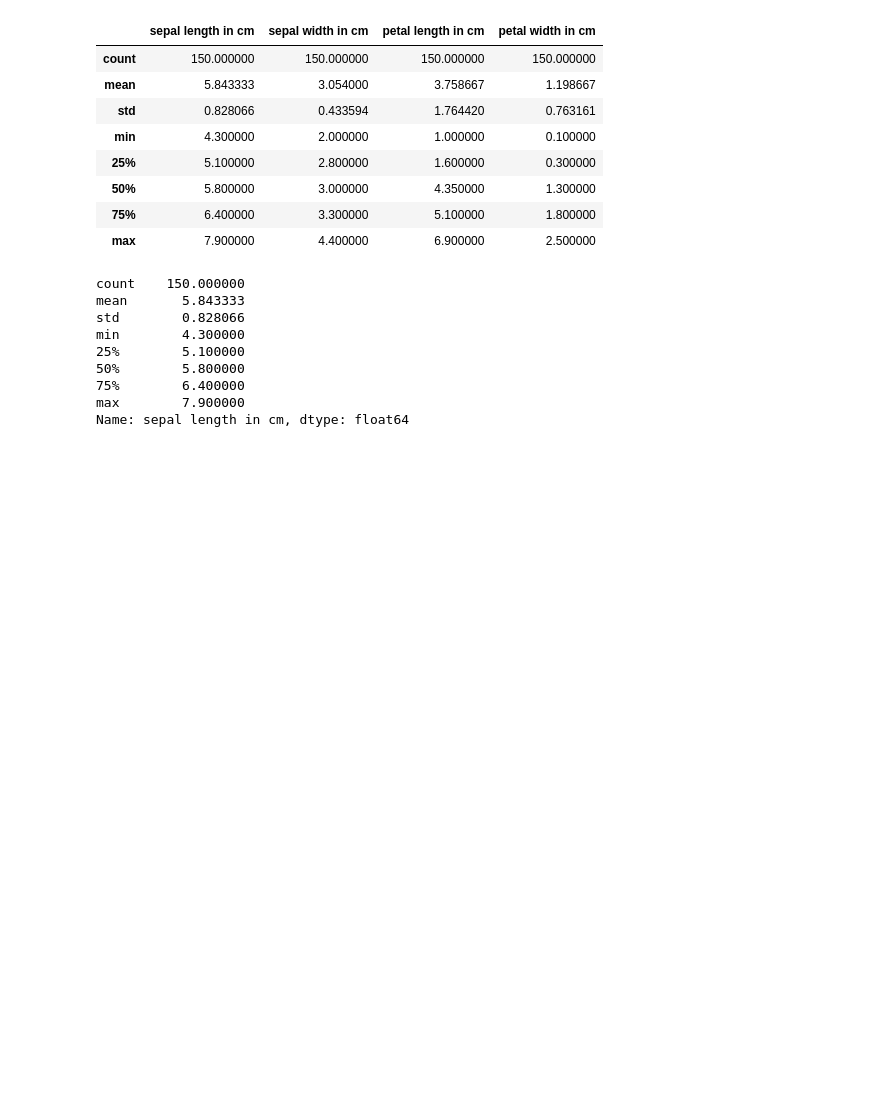
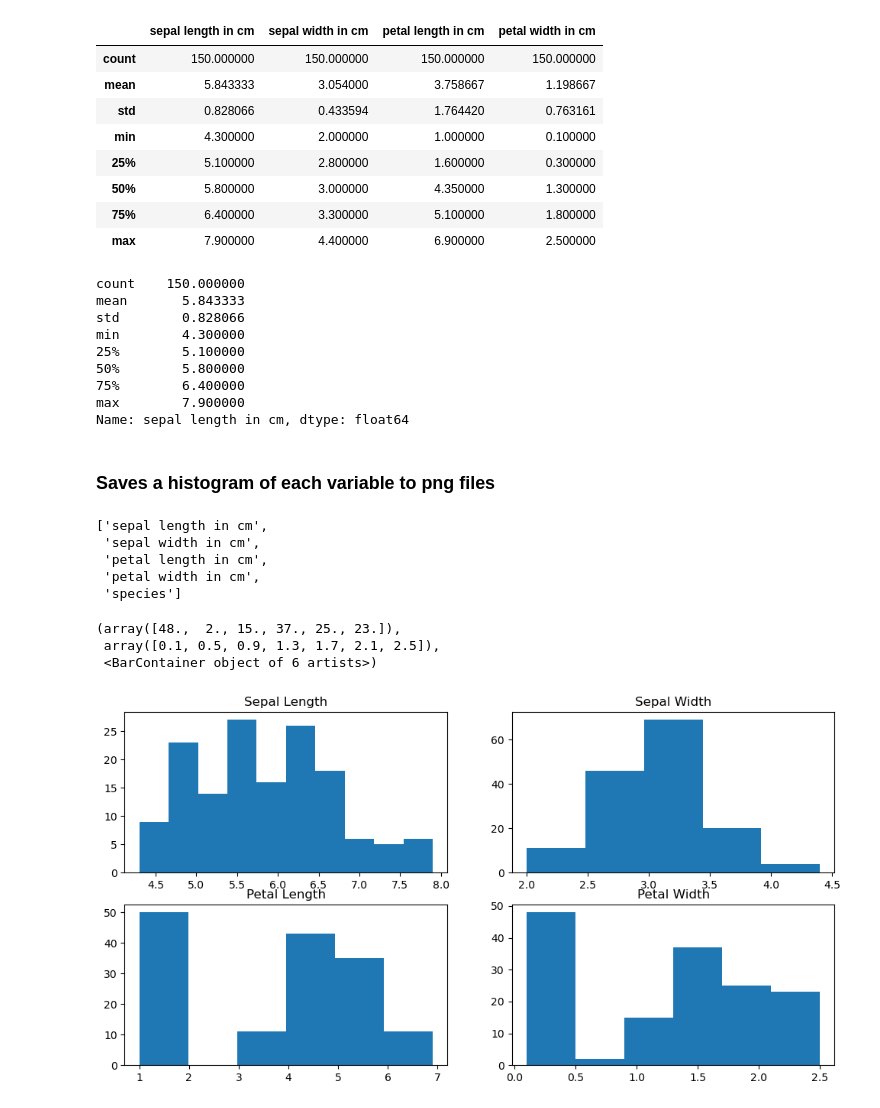
Before and after one commit to Maroua-El-Imame/pands-project, a Jupyter notebook: analysis.ipynb, the cells around one changed output. Drawn from its saved outputs; the diff is of its cells as text; code cells hidden in the pictures; blank space fills up the shorter version.

Commit message:
Histograms plots done, saving not processed yet

```diff
--- a/analysis.ipynb
+++ b/analysis.ipynb
@@ -116,3 +118,17 @@ summary.to_csv('summary_iris.txt' , ',',  header=True, index=True)
 
 # showing the header in txt file by setting the parameter header to True, hiding the index by setting it to False
 # https://pandas.pydata.org/docs/reference/api/pandas.read_csv.html ( explore .read_csv() documentation )
+# %% [markdown]
+### Saves a histogram of each variable to png files
+# %%
+# create a histogram for each iris dataset variable
+# I need to access each columns of the iris dataset, columns correspond to the features names (variables)
+# recal column names
+
+column_names
+# %% [output]
+['sepal length in cm',
+ 'sepal width in cm',
+ 'petal length in cm',
+ 'petal width in cm',
+ 'species']
@@ -118,0 +142,29 @@ summary.to_csv('summary_iris.txt' , ',',  header=True, index=True)
+# %%
+# create a figure and axis
+# method used to display Multiple Plots
+# reference : https://www.w3schools.com/Python/matplotlib_subplot.asp
+# (2,2) the figure has 2 rows, 2 columns, and this plot is the 1st plot in 1st row.
+fig, axes = plt.subplots(2, 2, figsize=(12,6))
+
+axes[0,0].set_title("Sepal Length")
+axes[0,0].hist(iris_data['sepal length in cm'])
+
+# this plot is the 2nd plot in 1st row.
+
+axes[0,1].set_title("Sepal Width")
+axes[0,1].hist(iris_data['sepal width in cm'], bins=5);
+
+# this plot is the first plot in 2nd row.
+
+axes[1,0].set_title("Petal Length")
+axes[1,0].hist(iris_data['petal length in cm'], bins=6);
+
+# this plot is the 2nd plot in 2nd row.
+
+axes[1,1].set_title("Petal Width")
+axes[1,1].hist(iris_data['petal width in cm'], bins=6)
+# %% [output]
+(array([48.,  2., 15., 37., 25., 23.]),
+ array([0.1, 0.5, 0.9, 1.3, 1.7, 2.1, 2.5]),
+ <BarContainer object of 6 artists>)
+[figure, added]
```
Also changed, not shown: parts of 3 cells of this notebook.
